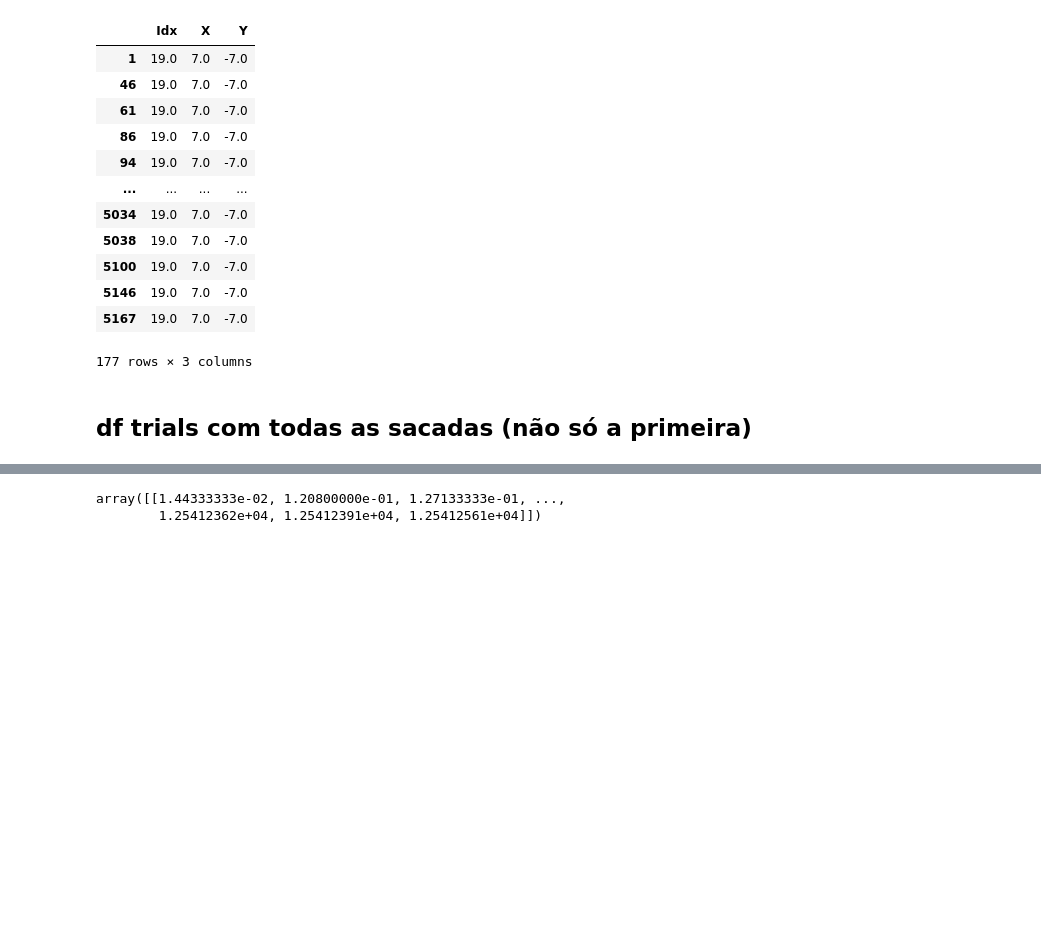
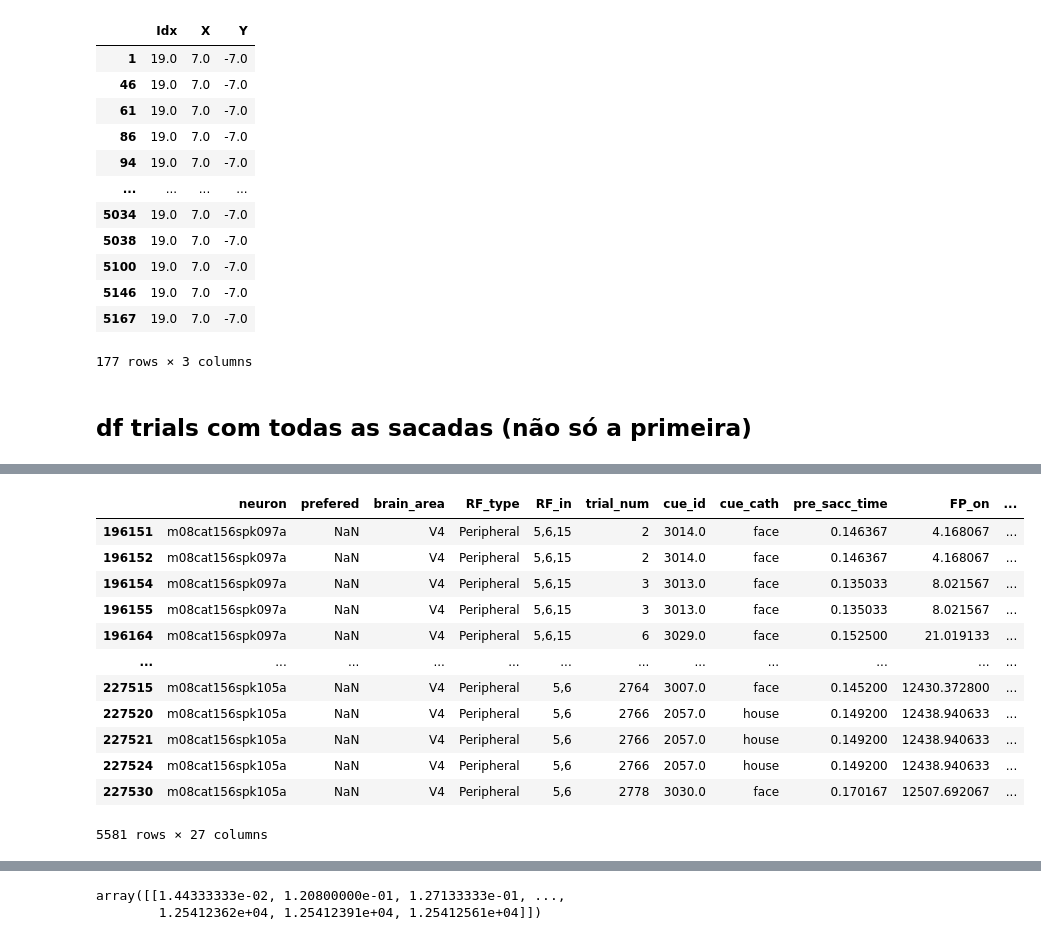
Before and after one commit to lucasdonaire/active-vision, a Jupyter notebook: organize_perif.ipynb, the cells around one changed output, grey strips where cells are left out. Drawn from its saved outputs; the diff is of its cells as text; code cells hidden in the pictures; blank space fills up the shorter version.

```diff
--- a/organize_perif.ipynb
+++ b/organize_perif.ipynb
@@ -78,0 +96,7 @@ list_RF_type = df_session['RF_type']
+# %%
+dicio_sacc_vectors = {}
+for idx_start in range(21):
+    for idx_end in range(21):
+        dicio_sacc_vectors[(idx_start,idx_end)] = idx_vector_sacc(idx_start, idx_end)
+
+dicio_sacc_vectors
@@ -494,0 +503,16 @@ df_trials
+# %%
+df_trials[(df_trials['vector_in_RF']==True) & (df_trials['RF_type']=='Peripheral')]
+# %% [output]
+|  | neuron | prefered | brain_area | RF_type | RF_in | trial_num | cue_id | cue_cath | pre_sacc_time | FP_on | ... |
+| 196151 | m08cat156spk097a | NaN | V4 | Peripheral | 5,6,15 | 2 | 3014.0 | face | 0.146367 | 4.168067 | ... |
+| 196152 | m08cat156spk097a | NaN | V4 | Peripheral | 5,6,15 | 2 | 3014.0 | face | 0.146367 | 4.168067 | ... |
+| 196154 | m08cat156spk097a | NaN | V4 | Peripheral | 5,6,15 | 3 | 3013.0 | face | 0.135033 | 8.021567 | ... |
+| 196155 | m08cat156spk097a | NaN | V4 | Peripheral | 5,6,15 | 3 | 3013.0 | face | 0.135033 | 8.021567 | ... |
+| 196164 | m08cat156spk097a | NaN | V4 | Peripheral | 5,6,15 | 6 | 3029.0 | face | 0.152500 | 21.019133 | ... |
+| ... | ... | ... | ... | ... | ... | ... | ... | ... | ... | ... | ... |
+| 227515 | m08cat156spk105a | NaN | V4 | Peripheral | 5,6 | 2764 | 3007.0 | face | 0.145200 | 12430.372800 | ... |
+| 227520 | m08cat156spk105a | NaN | V4 | Peripheral | 5,6 | 2766 | 2057.0 | house | 0.149200 | 12438.940633 | ... |
+| 227521 | m08cat156spk105a | NaN | V4 | Peripheral | 5,6 | 2766 | 2057.0 | house | 0.149200 | 12438.940633 | ... |
+| 227524 | m08cat156spk105a | NaN | V4 | Peripheral | 5,6 | 2766 | 2057.0 | house | 0.149200 | 12438.940633 | ... |
+| 227530 | m08cat156spk105a | NaN | V4 | Peripheral | 5,6 | 2778 | 3030.0 | face | 0.170167 | 12507.692067 | ... |
+5581 rows × 27 columns
```
Also changed, not shown: parts of 26 cells of this notebook.
